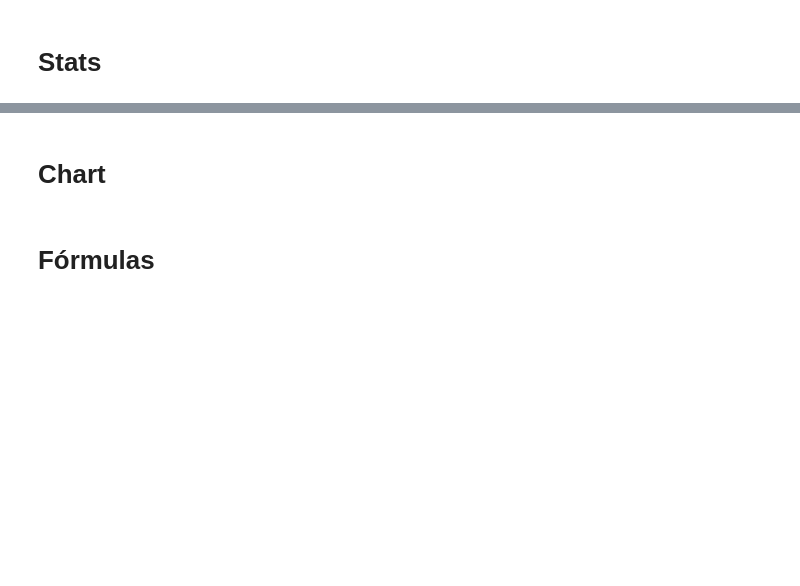
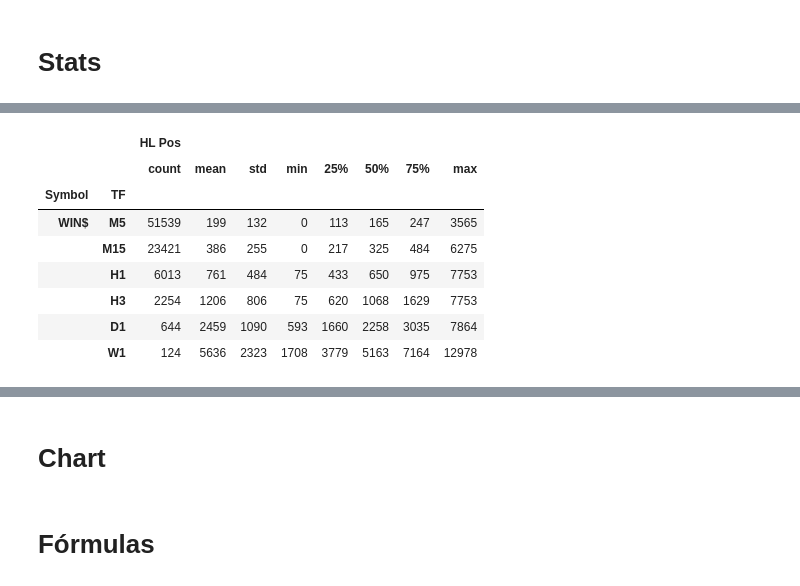
Before and after one commit to jhvissotto/Analise-Probabilistica-do-Mini-Indice, a Jupyter notebook: Stats Candles/Amplitude.ipynb, the cells around one changed output, grey strips where cells are left out. Saved outputs shown, nothing was run; the diff lists cells and outputs as text; code cells hidden in the pictures; blank space fills up the shorter version.

```diff
--- a/Stats Candles/Amplitude.ipynb
+++ b/Stats Candles/Amplitude.ipynb
@@ -95,0 +158,12 @@ Calc.groupby(['Symbol','TF'], sort=0)[['HL']].describe().round(0).astype(int)
+# %%
+Calc.groupby(['Symbol','TF'], sort=0)[['HL Pos']].describe().round(0).astype(int)
+# %% [output]
+|  |  | HL Pos |  |  |  |  |  |  |  |
+|  |  | count | mean | std | min | 25% | 50% | 75% | max |
+| Symbol | TF |  |  |  |  |  |  |  |  |
+| WIN$ | M5 | 51539 | 199 | 132 | 0 | 113 | 165 | 247 | 3565 |
+|  | M15 | 23421 | 386 | 255 | 0 | 217 | 325 | 484 | 6275 |
+|  | H1 | 6013 | 761 | 484 | 75 | 433 | 650 | 975 | 7753 |
+|  | H3 | 2254 | 1206 | 806 | 75 | 620 | 1068 | 1629 | 7753 |
+|  | D1 | 644 | 2459 | 1090 | 593 | 1660 | 2258 | 3035 | 7864 |
+|  | W1 | 124 | 5636 | 2323 | 1708 | 3779 | 5163 | 7164 | 12978 |
```
Also changed, not shown: parts of 12 cells of this notebook, 2 other files.
